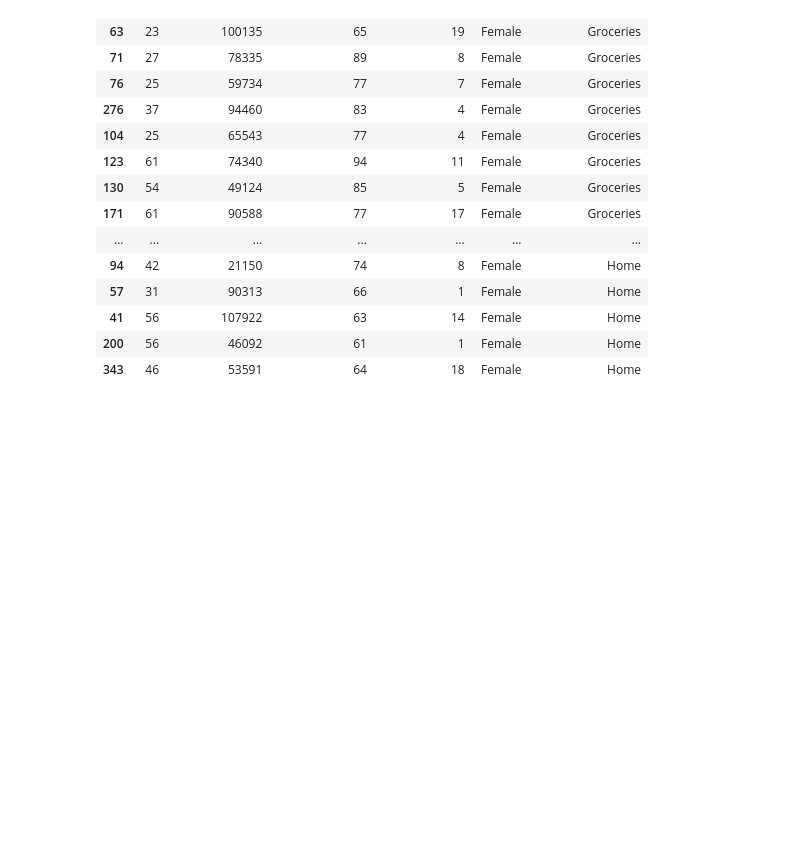
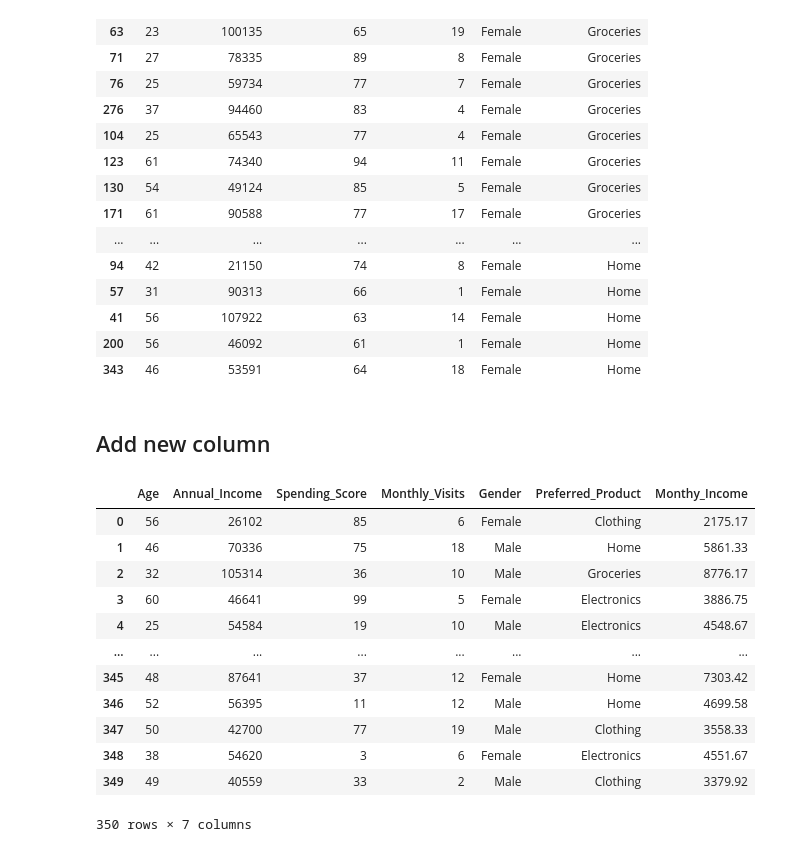
Before and after one commit to GustavMartinez/pandas_specialization, a Jupyter notebook: 03_project_01/EDA_customer_segmentation.ipynb, the cells around one changed output. Saved outputs shown, nothing was run; the diff lists cells and outputs as text; code cells hidden in the pictures; blank space fills up the shorter version.

Commit message:
Adicionar nueva columna

```diff
--- a/03_project_01/EDA_customer_segmentation.ipynb
+++ b/03_project_01/EDA_customer_segmentation.ipynb
@@ -237,3 +237,23 @@ dataset[(dataset["Preferred_Product"].isin(product)) & (dataset["Gender"].isin(f
 | 41 | 56 | 107922 | 63 | 14 | Female | Home |
 | 200 | 56 | 46092 | 61 | 1 | Female | Home |
 | 343 | 46 | 53591 | 64 | 18 | Female | Home |
+# %% [markdown]
+## Add new column
+# %%
+dataset["Monthy_Income"] = round(dataset["Annual_Income"] / 12, 2)
+
+dataset
+# %% [output]
+|  | Age | Annual_Income | Spending_Score | Monthly_Visits | Gender | Preferred_Product | Monthy_Income |
+| 0 | 56 | 26102 | 85 | 6 | Female | Clothing | 2175.17 |
+| 1 | 46 | 70336 | 75 | 18 | Male | Home | 5861.33 |
+| 2 | 32 | 105314 | 36 | 10 | Male | Groceries | 8776.17 |
+| 3 | 60 | 46641 | 99 | 5 | Female | Electronics | 3886.75 |
+| 4 | 25 | 54584 | 19 | 10 | Male | Electronics | 4548.67 |
+| ... | ... | ... | ... | ... | ... | ... | ... |
+| 345 | 48 | 87641 | 37 | 12 | Female | Home | 7303.42 |
+| 346 | 52 | 56395 | 11 | 12 | Male | Home | 4699.58 |
+| 347 | 50 | 42700 | 77 | 19 | Male | Clothing | 3558.33 |
+| 348 | 38 | 54620 | 3 | 6 | Female | Electronics | 4551.67 |
+| 349 | 49 | 40559 | 33 | 2 | Male | Clothing | 3379.92 |
+350 rows × 7 columns
```
